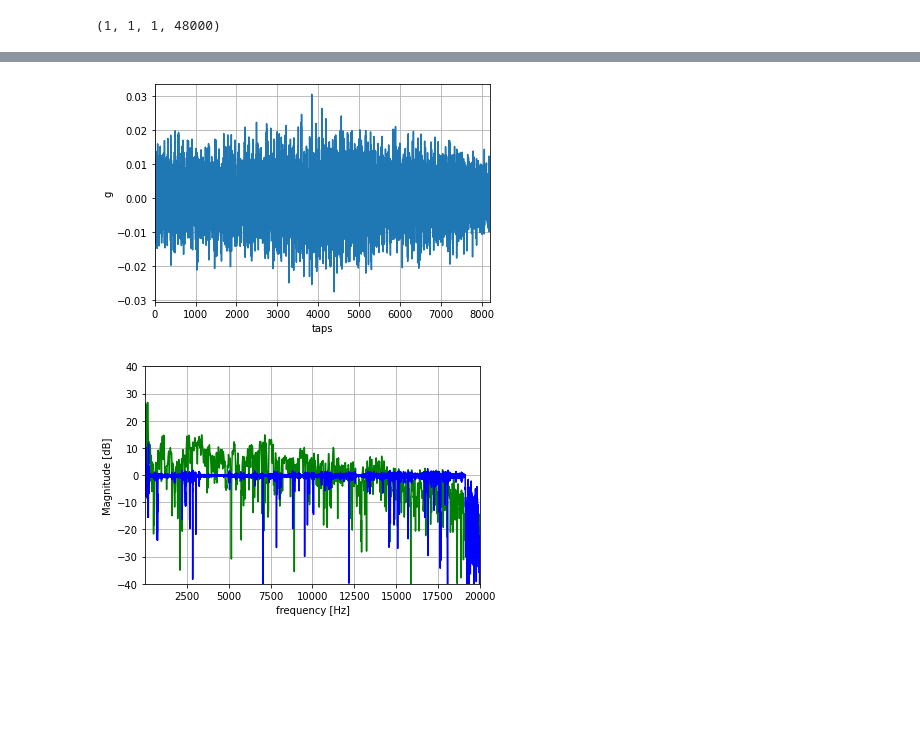
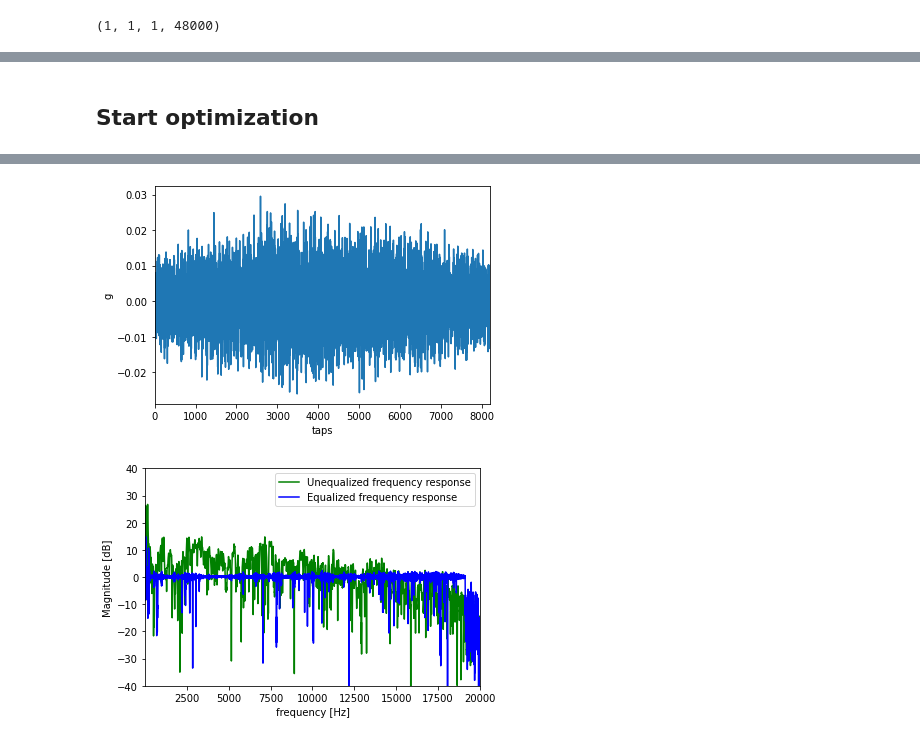
Before and after one commit to A3Lab-UNIVPM/DL4SP_notebooks, a Jupyter notebook: audio_equalization.ipynb, the cells around one changed output, grey strips where cells are left out. Drawn from its saved outputs; the diff is of its cells as text; code cells hidden in the pictures; blank space fills up the shorter version.

```diff
--- a/audio_equalization.ipynb
+++ b/audio_equalization.ipynb
@@ -167,22 +179,0 @@ formulated as a subclassed Layer rather than a Lambda layer.
-# %%
-model=Model(inputs=[InputBias],outputs=[total_loss])
-optimizer = Adam(learning_rate=lr, decay=1e-4)
-model.compile(loss=[sum_loss], optimizer=optimizer)
-
-## inizio della ottimizzazione
-_loss=1e10
-losses=[]
-for i in range(iterations):
-    # ottimizzazione di una iterazione
-    loss=model.train_on_batch([[np.zeros((1))]], [[np.zeros((1))]])
-    if loss<_loss:#losses[-1]:
-      best_fir=K.eval(filters_array) # salva in una variabile il filtro ottenuto dal modello
-      best_abs=K.eval(abs_out) # salva in una variabile la risposta in frequenza ottenuta
-    losses.append(loss)
-    print('epoch: '+str(i+1)+' loss: '+str(loss))
-
-plt.plot(losses)
-plt.xlabel('epochs')
-plt.ylabel('loss')
-plt.grid()
-plt.show()
@@ -208,18 +180,28 @@ epoch: 100 loss: 23.202951431274414
+# %% [markdown]
+## Start optimization
 # %%
-# print(best_fir)
+## start the optimization
+_loss=1e10
+for i in range(iterations):
+    # optimize each iteration
+    loss=model.train_on_batch([[np.zeros((1))]], [[np.zeros((1))]])
+    if loss<_loss:
+      best_fir=K.eval(filters_array) # save best filter coefficients
+      best_abs=K.eval(abs_out) # save best frequency response
+    print('epoch: '+str(i+1)+' loss: '+str(loss))
+print(best_fir)
 fir=best_fir[0]
-# print(fir)
+print(fir)
 plt.plot(fir[0])
 plt.xlabel('taps')
 plt.ylabel('g')
 plt.xlim(0,lenFir)
-plt.grid()
 plt.show()
 
 plt.plot(freq,20*np.log10(abs_IR[0:int(NFFT/2)]),'g',20*np.log10(best_abs[0,0]),'b')
 plt.axis([20,20000,-40,40])
+plt.legend(['Unequalized frequency response', 'Equalized frequency response'])
 plt.xlabel('frequency [Hz]')
 plt.ylabel('Magnitude [dB]')
-plt.grid()
 plt.show()
 # %% [output]
@@ -226,2 +225,2 @@ plt.show()
-[figure, old version]
+[figure, new version]
-[figure, old version]
+[figure, new version]
```
Also changed, not shown: parts of 14 cells of this notebook.
